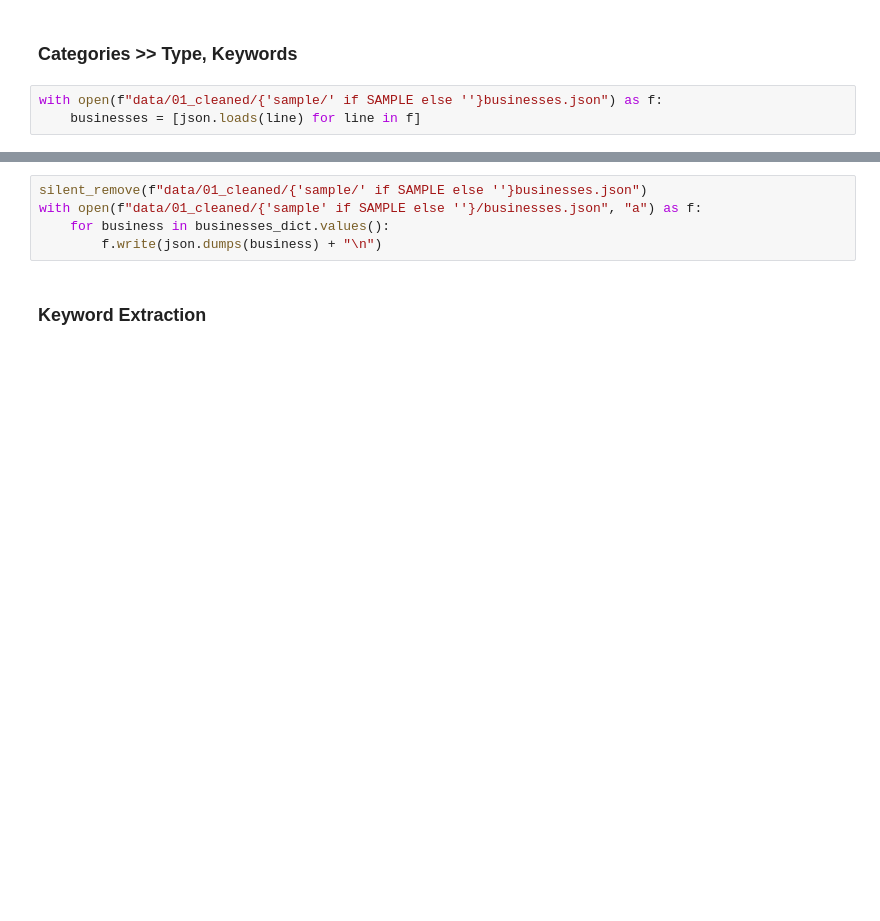
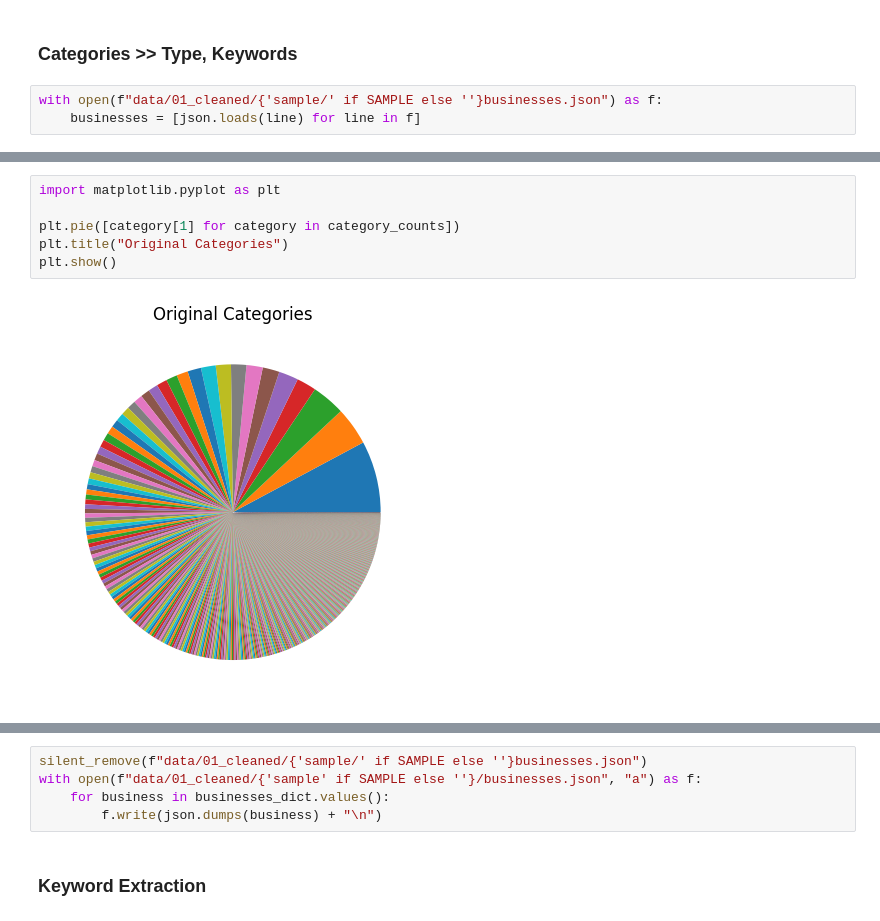
Before and after one commit to CWRU-SUSD-Group-Project/sus-data-science, a Jupyter notebook: 01_preprocessing.ipynb, the cells around one changed output, grey strips where cells are left out. Cells and saved outputs as stored; diff of their text form; blank space fills up the shorter version.

Commit message:
categorized business categories

```diff
--- a/01_preprocessing.ipynb
+++ b/01_preprocessing.ipynb
@@ -255,0 +314,8 @@ for business in businesses:
+# %%
+import matplotlib.pyplot as plt
+
+plt.pie([category[1] for category in category_counts])
+plt.title("Original Categories")
+plt.show()
+# %% [output]
+[figure, added]
```
Also changed, not shown: parts of 5 cells of this notebook, 1 other file.
